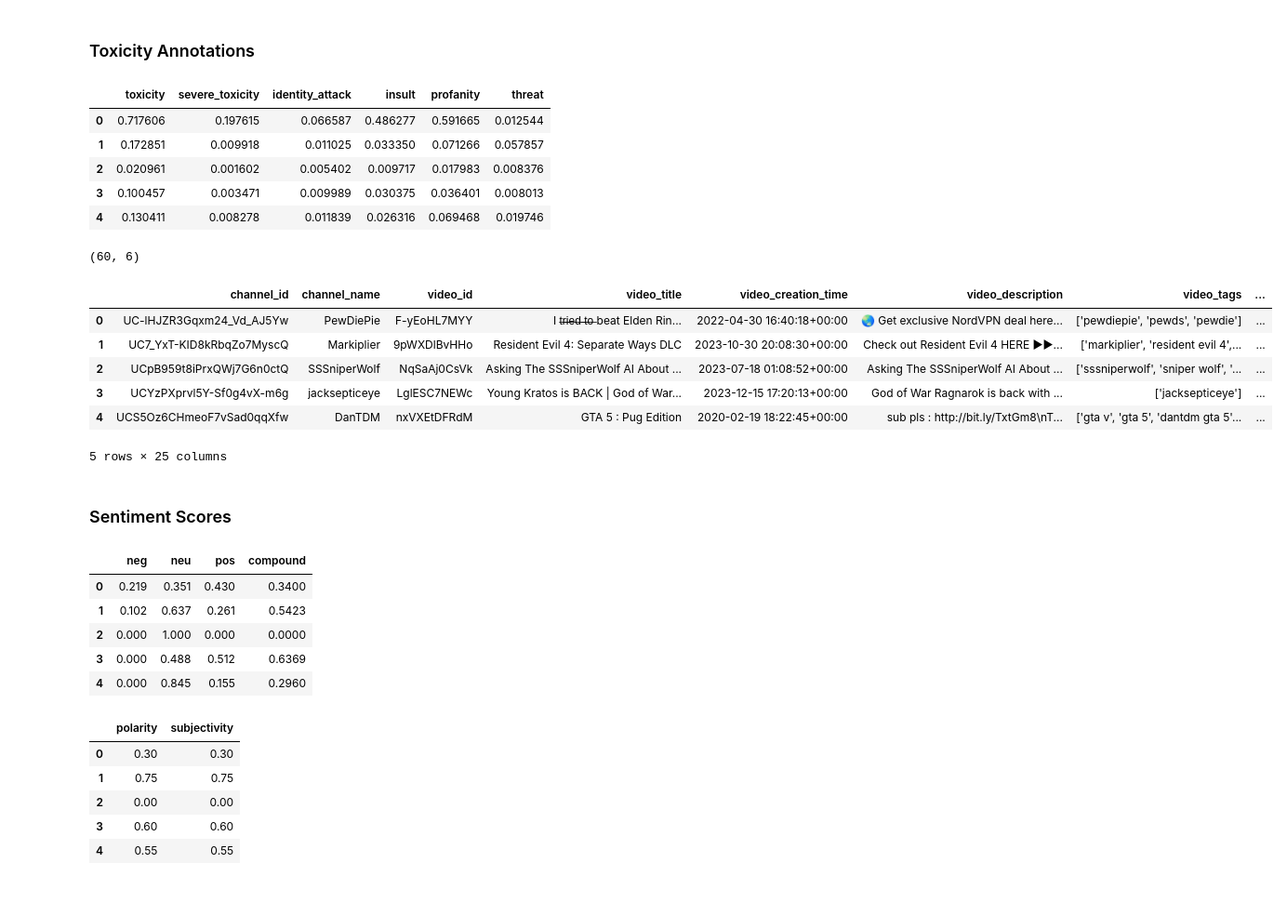
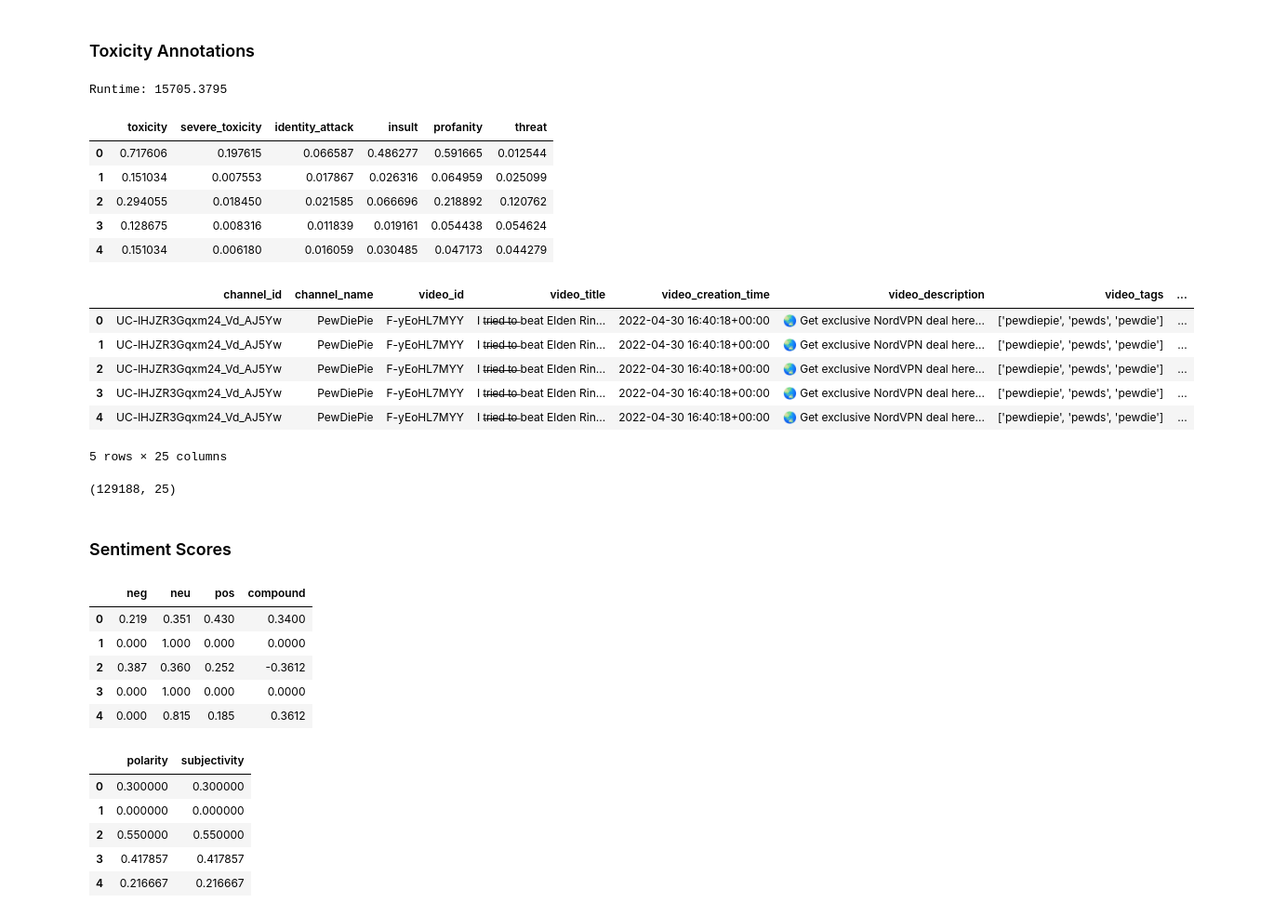
Before and after one commit to IMT-547-Team-1/YouTube-Toxic-Comments, a Jupyter notebook: code/02-preprocessing.ipynb, the cells around one changed output. Shown at 93% size. Saved outputs shown, nothing was run; the diff lists cells and outputs as text; code cells hidden in the pictures.

```diff
--- a/code/02-preprocessing.ipynb
+++ b/code/02-preprocessing.ipynb
@@ -136,19 +144,19 @@ yt["comment_time"] = pd.to_datetime(yt["comment_time"])
 # %% [markdown]
 ### Filter English Comments
 # %%
-# Load the SpaCy model
-# Documentation: https://pypi.org/project/spacy-langdetect/
-nlp = spacy.load("en_core_web_sm")
-nlp.add_pipe(LanguageDetector(), name="language_detector", last=True)
+# # Load the SpaCy model
+# # Documentation: https://pypi.org/project/spacy-langdetect/
+# nlp = spacy.load("en_core_web_sm")
+# nlp.add_pipe(LanguageDetector(), name="language_detector", last=True)
 
-def filter_english(comment):
-    """
-    Detect English comments.
-    """
-    doc = nlp(comment)
-    return doc._.languege["language"] == "en" and doc._.language["score"] > 0.95
+# def filter_english(comment):
+#     """
+#     Detect English comments.
+#     """
+#     doc = nlp(comment)
+#     return doc._.languege["language"] == "en" and doc._.language["score"] > 0.95
 
-yt = yt[yt["comment_text"].apply(filter_english)]
+# yt = yt[yt["comment_text"].apply(filter_english)]
 # %%
 yt.shape
 # %% [output]
@@ -225,0 +234,4 @@ yt.head()
+# %%
+# Remove the missings
+yt.dropna(inplace=True)
+yt.shape
@@ -361,33 +378,41 @@ def perspective_toxicity(comments):
     return toxicity_scores
 # %%
 # %%timeit -r 1 -n 3
+# Start timing
+start_time = time.time()
+
 # Compute Perspective API toxicity scores for each comment
 toxicity_scores = perspective_toxicity(comments)
+
+# End timing
+print(f"Runtime: {time.time() - start_time:.4f}")
 toxicity_scores.head()
 # %% [output]
+Runtime: 15705.3795
 |  | toxicity | severe_toxicity | identity_attack | insult | profanity | threat |
 | 0 | 0.717606 | 0.197615 | 0.066587 | 0.486277 | 0.591665 | 0.012544 |
-| 1 | 0.172851 | 0.009918 | 0.011025 | 0.033350 | 0.071266 | 0.057857 |
-| 2 | 0.020961 | 0.001602 | 0.005402 | 0.009717 | 0.017983 | 0.008376 |
-| 3 | 0.100457 | 0.003471 | 0.009989 | 0.030375 | 0.036401 | 0.008013 |
-| 4 | 0.130411 | 0.008278 | 0.011839 | 0.026316 | 0.069468 | 0.019746 |
+| 1 | 0.151034 | 0.007553 | 0.017867 | 0.026316 | 0.064959 | 0.025099 |
+| 2 | 0.294055 | 0.018450 | 0.021585 | 0.066696 | 0.218892 | 0.120762 |
+| 3 | 0.128675 | 0.008316 | 0.011839 | 0.019161 | 0.054438 | 0.054624 |
+| 4 | 0.151034 | 0.006180 | 0.016059 | 0.030485 | 0.047173 | 0.044279 |
-# %%
-# Check the dimensions
-toxicity_scores.shape
-# %% [output]
-(60, 6)
 # %%
 # Combine into one DataFrame
-yt = pd.concat([yt, toxicity_scores], axis=1)
+for column in toxicity_scores.columns:
+    yt[column] = toxicity_scores[column].values
 yt.head()
 # %% [output]
 |  | channel_id | channel_name | video_id | video_title | video_creation_time | video_description | video_tags | ... |
 | 0 | UC-lHJZR3Gqxm24_Vd_AJ5Yw | PewDiePie | F-yEoHL7MYY | I t̶r̶i̶e̶d̶ ̶t̶o̶ beat Elden Rin... | 2022-04-30 16:40:18+00:00 | 🌏 Get exclusive NordVPN deal here... | ['pewdiepie', 'pewds', 'pewdie'] | ... |
-| 1 | UC7_YxT-KID8kRbqZo7MyscQ | Markiplier | 9pWXDlBvHHo | Resident Evil 4: Separate Ways DLC | 2023-10-30 20:08:30+00:00 | Check out Resident Evil 4 HERE ►►... | ['markiplier', 'resident evil 4',... | ... |
-| 2 | UCpB959t8iPrxQWj7G6n0ctQ | SSSniperWolf | NqSaAj0CsVk | Asking The SSSniperWolf AI About ... | 2023-07-18 01:08:52+00:00 | Asking The SSSniperWolf AI About ... | ['sssniperwolf', 'sniper wolf', '... | ... |
-| 3 | UCYzPXprvl5Y-Sf0g4vX-m6g | jacksepticeye | LglESC7NEWc | Young Kratos is BACK | God of War... | 2023-12-15 17:20:13+00:00 | God of War Ragnarok is back with ... | ['jacksepticeye'] | ... |
-| 4 | UCS5Oz6CHmeoF7vSad0qqXfw | DanTDM | nxVXEtDFRdM | GTA 5 : Pug Edition | 2020-02-19 18:22:45+00:00 | sub pls : http://bit.ly/TxtGm8\nT... | ['gta v', 'gta 5', 'dantdm gta 5'... | ... |
+| 1 | UC-lHJZR3Gqxm24_Vd_AJ5Yw | PewDiePie | F-yEoHL7MYY | I t̶r̶i̶e̶d̶ ̶t̶o̶ beat Elden Rin... | 2022-04-30 16:40:18+00:00 | 🌏 Get exclusive NordVPN deal here... | ['pewdiepie', 'pewds', 'pewdie'] | ... |
+| 2 | UC-lHJZR3Gqxm24_Vd_AJ5Yw | PewDiePie | F-yEoHL7MYY | I t̶r̶i̶e̶d̶ ̶t̶o̶ beat Elden Rin... | 2022-04-30 16:40:18+00:00 | 🌏 Get exclusive NordVPN deal here... | ['pewdiepie', 'pewds', 'pewdie'] | ... |
+| 3 | UC-lHJZR3Gqxm24_Vd_AJ5Yw | PewDiePie | F-yEoHL7MYY | I t̶r̶i̶e̶d̶ ̶t̶o̶ beat Elden Rin... | 2022-04-30 16:40:18+00:00 | 🌏 Get exclusive NordVPN deal here... | ['pewdiepie', 'pewds', 'pewdie'] | ... |
+| 4 | UC-lHJZR3Gqxm24_Vd_AJ5Yw | PewDiePie | F-yEoHL7MYY | I t̶r̶i̶e̶d̶ ̶t̶o̶ beat Elden Rin... | 2022-04-30 16:40:18+00:00 | 🌏 Get exclusive NordVPN deal here... | ['pewdiepie', 'pewds', 'pewdie'] | ... |
 5 rows × 25 columns
+# %%
+# Check the dimensions
+yt.shape
+# %% [output]
+(129188, 25)
 # %%
 # import requests
 # import json
@@ -432,10 +457,10 @@ vader_scores.head()
 # %% [output]
 |  | neg | neu | pos | compound |
 | 0 | 0.219 | 0.351 | 0.430 | 0.3400 |
-| 1 | 0.102 | 0.637 | 0.261 | 0.5423 |
-| 2 | 0.000 | 1.000 | 0.000 | 0.0000 |
-| 3 | 0.000 | 0.488 | 0.512 | 0.6369 |
-| 4 | 0.000 | 0.845 | 0.155 | 0.2960 |
+| 1 | 0.000 | 1.000 | 0.000 | 0.0000 |
+| 2 | 0.387 | 0.360 | 0.252 | -0.3612 |
+| 3 | 0.000 | 1.000 | 0.000 | 0.0000 |
+| 4 | 0.000 | 0.815 | 0.185 | 0.3612 |
 # %%
 def textblob_sentiment(text):
     """
@@ -453,11 +478,11 @@ textblob_scores = comments.apply(textblob_sentiment).apply(pd.Series)
 textblob_scores.head()
 # %% [output]
 |  | polarity | subjectivity |
-| 0 | 0.30 | 0.30 |
-| 1 | 0.75 | 0.75 |
-| 2 | 0.00 | 0.00 |
-| 3 | 0.60 | 0.60 |
-| 4 | 0.55 | 0.55 |
+| 0 | 0.300000 | 0.300000 |
+| 1 | 0.000000 | 0.000000 |
+| 2 | 0.550000 | 0.550000 |
+| 3 | 0.417857 | 0.417857 |
+| 4 | 0.216667 | 0.216667 |
 # %%
 def empath_sentiment(text):
     """
```
Also changed, not shown: parts of 41 cells of this notebook, 1 other file.
